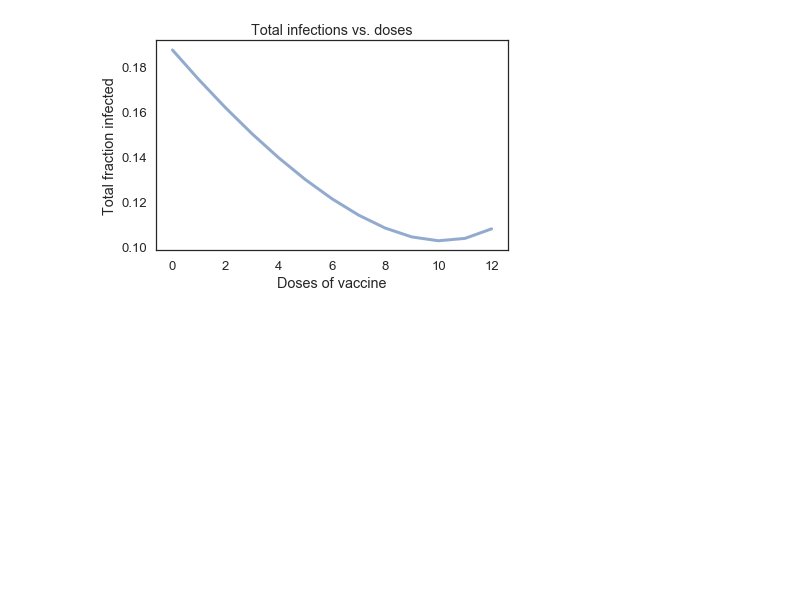
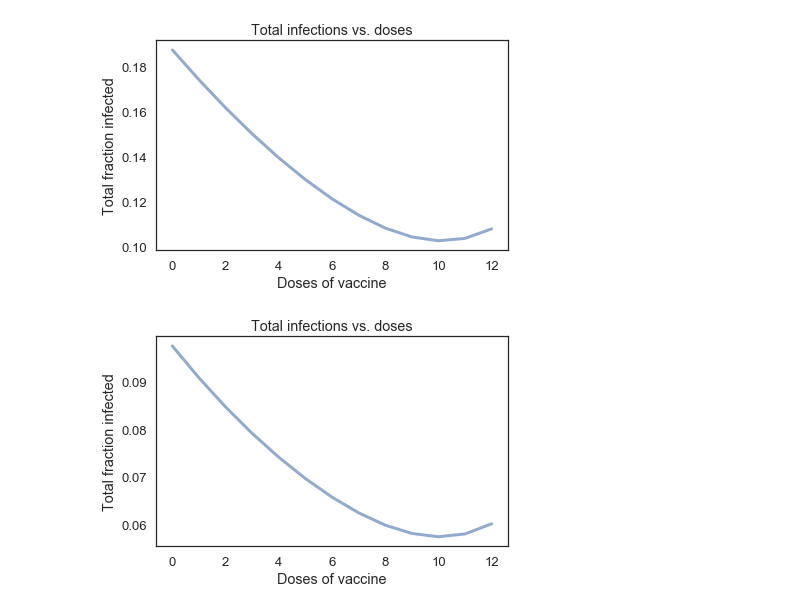
Before and after one commit to sdaitzman/ModSimPy, a Jupyter notebook: code/chap12-mine.ipynb, the cells around one changed output. Cells and saved outputs as stored; diff of their text form; code cells hidden in the pictures; blank space fills up the shorter version.

```diff
--- a/code/chap12-mine.ipynb
+++ b/code/chap12-mine.ipynb
@@ -569,3 +569,38 @@ savefig('figs/chap05-fig06.pdf')
 # %% [output]
 Saving figure to file figs/chap05-fig06.pdf
 [figure]
+# %%
+def sweep_doses_with_quarantine(dose_array):
+    """Runs simulations with different doses and campaign spending.
+
+    dose_array: range of values for number of vaccinations
+
+    return: Sweep object with total number of infections
+    """
+    sweep = SweepSeries()
+
+    for doses in dose_array:
+        fraction = doses / num_students
+        spending = budget - doses * price_per_dose
+
+        system = make_system(beta*0.9, gamma)
+        add_immunization(system, fraction)
+        add_hand_washing(system, spending)
+
+        results = run_simulation(system, update_func)
+        sweep[doses] = calc_total_infected(results)
+
+    return sweep
+
+price_per_dose = 50
+
+infected_sweep = sweep_doses_with_quarantine(dose_array)
+
+plot(infected_sweep)
+
+decorate(xlabel='Doses of vaccine',
+         ylabel='Total fraction infected',
+         title='Total infections vs. doses',
+         legend=False)
+# %% [output]
+[figure, added]
```
